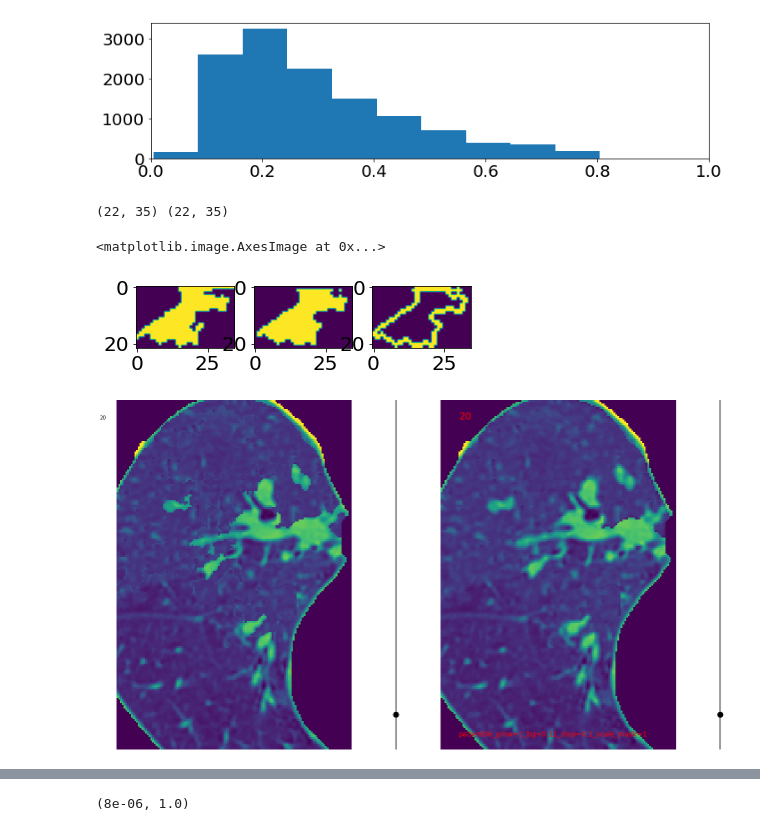
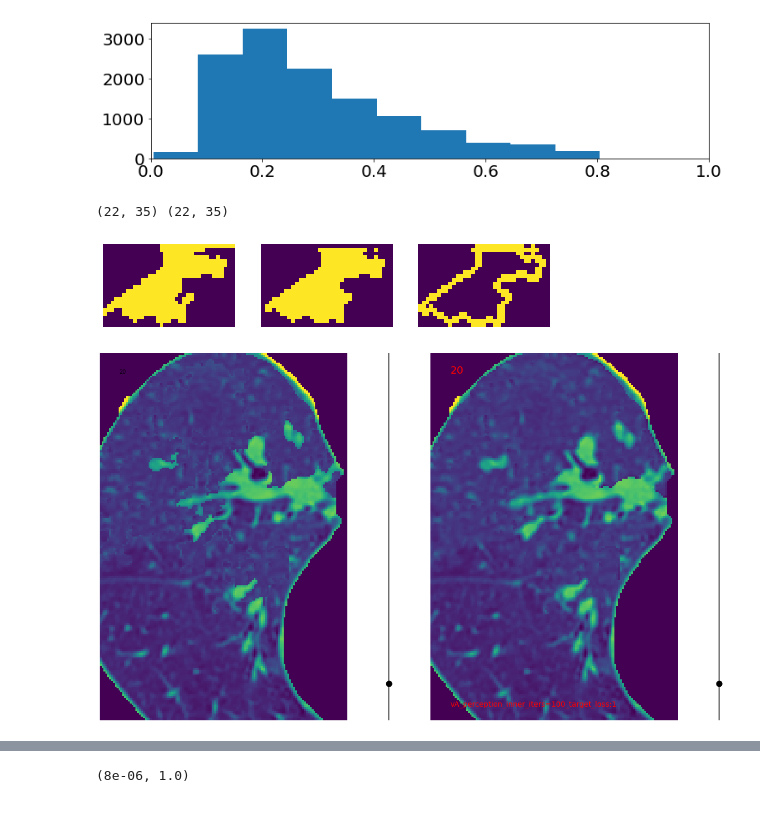
Before and after one commit to octaviomtz/nbdev_c19_synthesis, a Jupyter notebook: 02_replace_lesions.ipynb, the cells around one changed output, grey strips where cells are left out. Cells and saved outputs as stored; diff of their text form; code cells hidden in the pictures.

```diff
--- a/02_replace_lesions.ipynb
+++ b/02_replace_lesions.ipynb
@@ -126,21 +126,29 @@ plt.imshow(img[...,SLICE+z_min])
 <matplotlib.image.AxesImage at 0x...>
 [figure]
 # %%
-# path_synthesis = '/content/drive/My Drive/Datasets/covid19/results/cea_synthesis/patient05_superpix_sigma=.2_compact=.1/'
-# path_synthesis = '/content/drive/My Drive/Datasets/covid19/results/cea_synthesis/patient06_grow=3_bg=0.19_step=1/'
-# path_synthesis = '/content/drive/My Drive/Datasets/covid19/results/cea_synthesis/patient06_grow=3_bg=0.19_step=0.3/'
-# path_synthesis = '/content/drive/My Drive/Datasets/covid19/results/cea_synthesis/patient06_grow=6_bg=0.19_step=0.3/'
-path_synthesis = '/content/drive/My Drive/Datasets/covid19/results/cea_synthesis/patient06_grow=1_bg=0.19_step=0.3/'
-path_synthesis = '/content/drive/My Drive/Datasets/covid19/results/cea_synthesis/patient06_grow=1_bg=0.19_step=1_scale_mask=0.19/'
-# path_synthesis = '/content/drive/My Drive/Datasets/covid19/results/cea_synthesis/patient06_grow=1_bg=0.19_step=1_scale_mask=1/'
-# path_synthesis = '/content/drive/My Drive/Datasets/covid19/results/cea_synthesis/patient06_grow=1_bg=0.19_step=0.1_scale_mask=0.1/'
-path_synthesis = '/content/drive/My Drive/Datasets/covid19/results/cea_synthesis/patient06_grow=1_bg=0.19_step=0.1_scale_mask=10/'
-path_synthesis = '/content/drive/My Drive/Datasets/covid19/results/cea_synthesis/patient06_grow=1_bg=1.00_step=0.1_scale_mask=1/'
-path_synthesis = '/content/drive/My Drive/Datasets/covid19/results/cea_synthesis/patient06_grow=1_bg=0.11_step=0.1_scale_mask=1/'
-path_synthesis = '/content/drive/My Drive/Datasets/covid19/results/cea_synthesis/patient06_grow=1_bg=0.01_step=0.1_scale_mask=1/'
-path_synthesis = '/content/drive/My Drive/Datasets/covid19/results/cea_synthesis/patient06_grow=1_bg=0.01_step=0.1_scale_mask=1_seed_value=0.19/'
-
-
+path_parent = '/content/drive/My Drive/Datasets/covid19/results/cea_synthesis/'
+# path_synthesis = f'{path_parent}patient05_superpix_sigma=.2_compact=.1/'
+# path_synthesis = f'{path_parent}patient06_grow=3_bg=0.19_step=1/'
+# path_synthesis = f'{path_parent}patient06_grow=3_bg=0.19_step=0.3/'
+# path_synthesis = f'{path_parent}patient06_grow=6_bg=0.19_step=0.3/'
+# path_synthesis = f'{path_parent}patient06_grow=1_bg=0.19_step=0.3/'
+# path_synthesis = f'{path_parent}patient06_grow=1_bg=0.19_step=1_scale_mask=0.19/'
+# path_synthesis = f'{path_parent}patient06_grow=1_bg=0.19_step=1_scale_mask=1/'
+# path_synthesis = f'{path_parent}patient06_grow=1_bg=0.19_step=0.1_scale_mask=0.1/'
+# path_synthesis = f'{path_parent}patient06_grow=1_bg=0.19_step=0.1_scale_mask=10/'
+# path_synthesis = f'{path_parent}patient06_grow=1_bg=1.00_step=0.1_scale_mask=1/'
+# path_synthesis = f'{path_parent}patient06_grow=1_bg=0.11_step=0.1_scale_mask=1/'
+# path_synthesis = f'{path_parent}patient06_grow=1_bg=0.01_step=0.1_scale_mask=1/'
+# path_synthesis = f'{path_parent}patient06_grow=1_bg=0.01_step=0.1_scale_mask=1_seed_value=0.19/'
+path_synthesis = f'{path_parent}p07_cellsclamp_fixed__grow=1_bg=0.01_step=0.1_scale_mask=1_seed_value=0.19/'
+path_synthesis = f'{path_parent}p08_savefloat_grow=1_bg=0.11_step=1_scale_mask=0.19_seed_value=0.19/'
+path_synthesis = f'{path_parent}p08_savefloat_grow=1_bg=0.11_step=0.1_scale_mask=0.19_seed_value=0.19/'
+# path_synthesis = f'{path_parent}p08_savefloat_grow=1_bg=0.01_step=0.1_scale_mask=0.19_seed_value=0.19/'
+# path_synthesis = f'{path_parent}p09_laplace_reg_grow=1_bg=0.01_step=0.1_scale_mask=1_seed_value=0.19/' #bad recons
+# path_synthesis = f'{path_parent}p10_l2reg_grow=1_bg=0.01_step=0.1_scale_mask=1_seed_value=0.19_l2reg=0.01/'
+# path_synthesis = f'{path_parent}p10_l2reg_grow=1_bg=0.01_step=0.1_scale_mask=1_seed_value=0.19_l2reg=0.001/'
+path_synthesis = f'{path_parent}vA_perception_inner_iters=100/'
+path_synthesis = f'{path_parent}vA_perception_inner_iters=100_target_loss:1/'
 
 all_files = os.listdir(path_synthesis)
 lesion_files = [i for i in all_files if i.startswith('lesion')]
@@ -196,29 +204,30 @@ plt.xlim([0,1])
 # %%
 GEN = 10
 iter_erosion_dilation = 1
 for idx_, (lesion, coord, mask) in enumerate(zip(lesions_all, coords_all, masks_all)):
   if idx_ == 0:continue
-  syn_norm = lesion[GEN]/255. # WARNING this might not be the best way to save the array (information lost)
+  syn_norm = lesion[GEN] # WARNING this was used before v08 (p08) syn_norm = lesion[GEN]/255
   syn_norm = syn_norm * mask
   mask_closed = binary_closing(mask)
   mask_in = (mask_closed).astype('int') - binary_erosion(mask_closed, iterations=iter_erosion_dilation)
   mask_out = binary_dilation(mask_closed, iterations=iter_erosion_dilation) - (mask_closed).astype('int')
   mask_ring = mask_in + mask_out
   break
 print(np.shape(mask),np.shape(mask_ring))
-fig, ax = plt.subplots(1,3)
+fig, ax = plt.subplots(1,3, figsize=(8,3))
 ax[0].imshow(mask)
 ax[1].imshow(mask_closed)
 ax[2].imshow(mask_ring)
+for axx in ax.ravel(): axx.axis('off')
 # %% [output]
 (22, 35) (22, 35)
-<matplotlib.image.AxesImage at 0x...>
-[figure, old version]
+[figure, new version]
 # %%
 ##@title Put the background texture with and without inpainted borders {vertical-output: true}
 im_blend = copy(target_img_covid[...,SLICE])
 mask_covid = target_img_covid[...,SLICE]>0
 name_synthesis = path_synthesis.split('/')[-2]
+name_synthesis_two_lines = '\n_scale'.join(name_synthesis.split('_scale')) # two lines
 not_covid = img[y_min: y_max, x_min: x_max, SLICE+z_min] * (~mask_covid).astype(float)
 V_MAX = np.max(img[y_min: y_max, x_min: x_max, SLICE+z_min])
 mask_for_inpain = np.zeros_like(im_blend)
@@ -240,20 +249,20 @@ im_blend_inpain = im_blend_inpain * mask_covid + not_covid
 im_blend = im_blend * mask_covid + not_covid
 fig, ax = plt.subplots(1,4, gridspec_kw={'width_ratios': [30, 1,30,1]}, figsize=(18,10))
 ax[0].imshow(im_blend[y_min: y_max, x_min: x_max], cmap='viridis', vmin=0, vmax=V_MAX)
-ax[0].text(-10,10, i)
+ax[0].text(10,10, i)
 ax[1].vlines(x=0, ymin=0, ymax=len(lesion), color='k')
 ax[1].scatter(0,GEN, c='k', s=120)
 ax[1].set_ylim([0,100])
 ax[2].imshow(im_blend_inpain[y_min: y_max, x_min: x_max], cmap='viridis')
 ax[2].text(10,10, i, fontsize=20, c='r')
-ax[2].text(10,np.shape(mask_for_inpain)[0]-10, name_synthesis, fontsize=14, c='r')
+ax[2].text(10,np.shape(mask_for_inpain)[0]-10, name_synthesis_two_lines, fontsize=14, c='r')
 ax[3].vlines(x=0, ymin=0, ymax=len(lesion), color='k')
 ax[3].scatter(0,GEN, c='k', s=120)
 ax[3].set_ylim([0,100])
 for axx in ax.ravel(): axx.axis('off')
 fig.tight_layout()
 # %% [output]
-[figure, old version]
+[figure, new version]
 # %%
 # add the synthesized lesions onto the texture inpainted image
 blur_lesion = False
```
Also changed, not shown: parts of 22 cells of this notebook, 8 other files.
